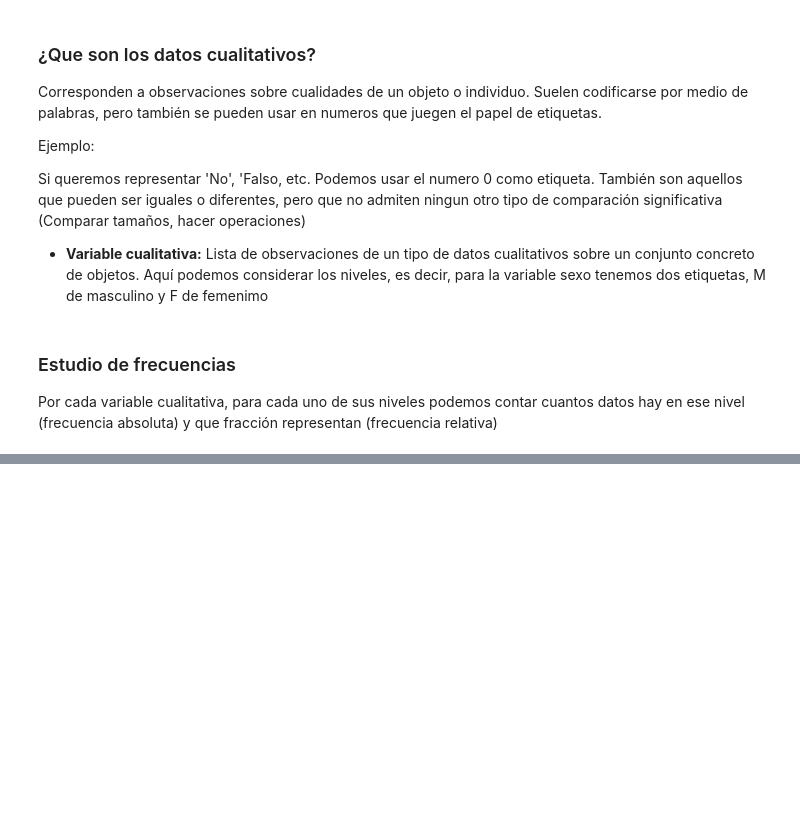
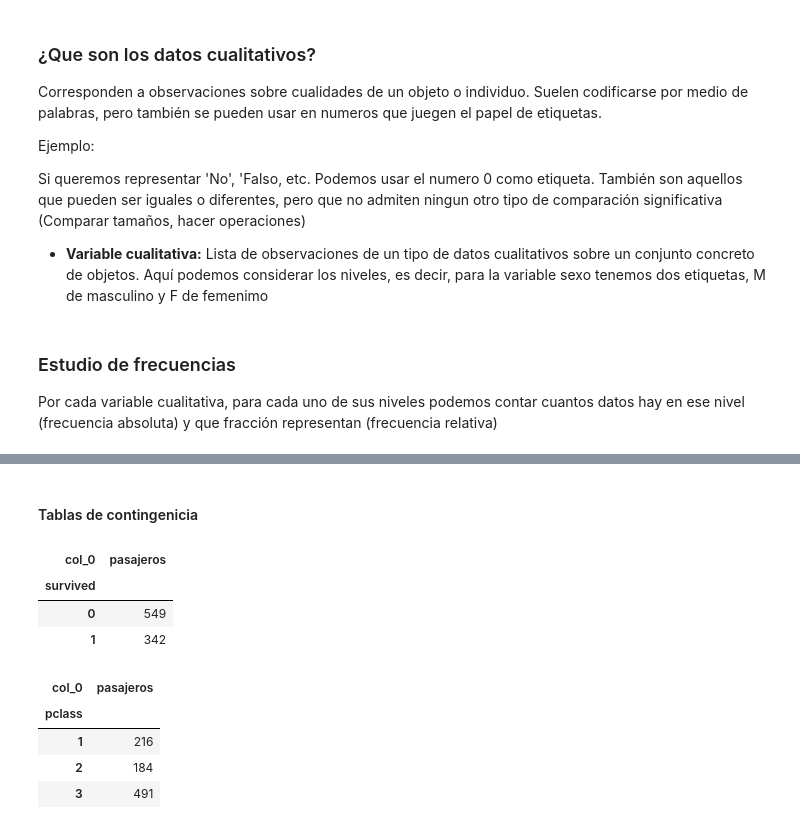
Before and after one commit to sebastian9610/Frogames, a Jupyter notebook: Estadistica-Descriptiva-RStudio-y-Python/EstDescriptiva-Datos-Cualitativos/Apuntes.ipynb, the cells around one changed output, grey strips where cells are left out. Saved outputs shown, nothing was run; the diff lists cells and outputs as text; code cells hidden in the pictures; blank space fills up the shorter version.

```diff
--- a/Estadistica-Descriptiva-RStudio-y-Python/EstDescriptiva-Datos-Cualitativos/Apuntes.ipynb
+++ b/Estadistica-Descriptiva-RStudio-y-Python/EstDescriptiva-Datos-Cualitativos/Apuntes.ipynb
@@ -18,0 +48,18 @@ Por cada variable cualitativa, para cada uno de sus niveles podemos contar cuant
+# %% [markdown]
+#### Tablas de contingenicia
+# %%
+tab = pd.crosstab(index=df_titanic['survived'], columns='pasajeros')
+tab
+# %% [output]
+| col_0 | pasajeros |
+| survived |  |
+| 0 | 549 |
+| 1 | 342 |
+# %%
+pd.crosstab(index=df_titanic['pclass'], columns='pasajeros')
+# %% [output]
+| col_0 | pasajeros |
+| pclass |  |
+| 1 | 216 |
+| 2 | 184 |
+| 3 | 491 |
```
Also changed, not shown: parts of 9 cells of this notebook.
